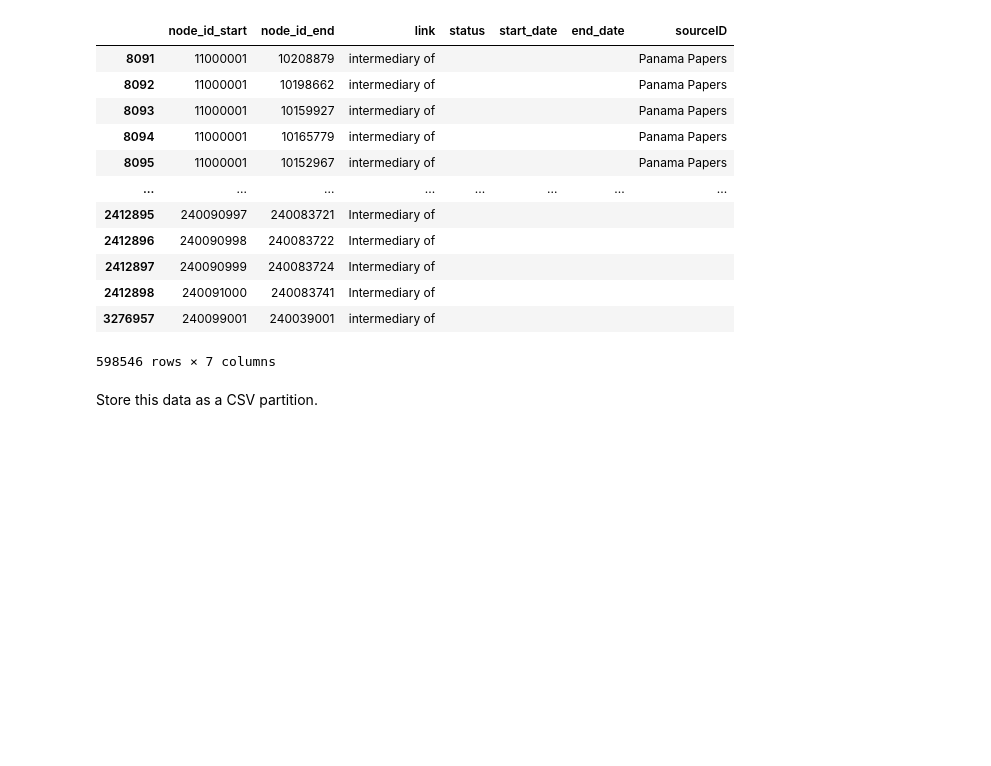
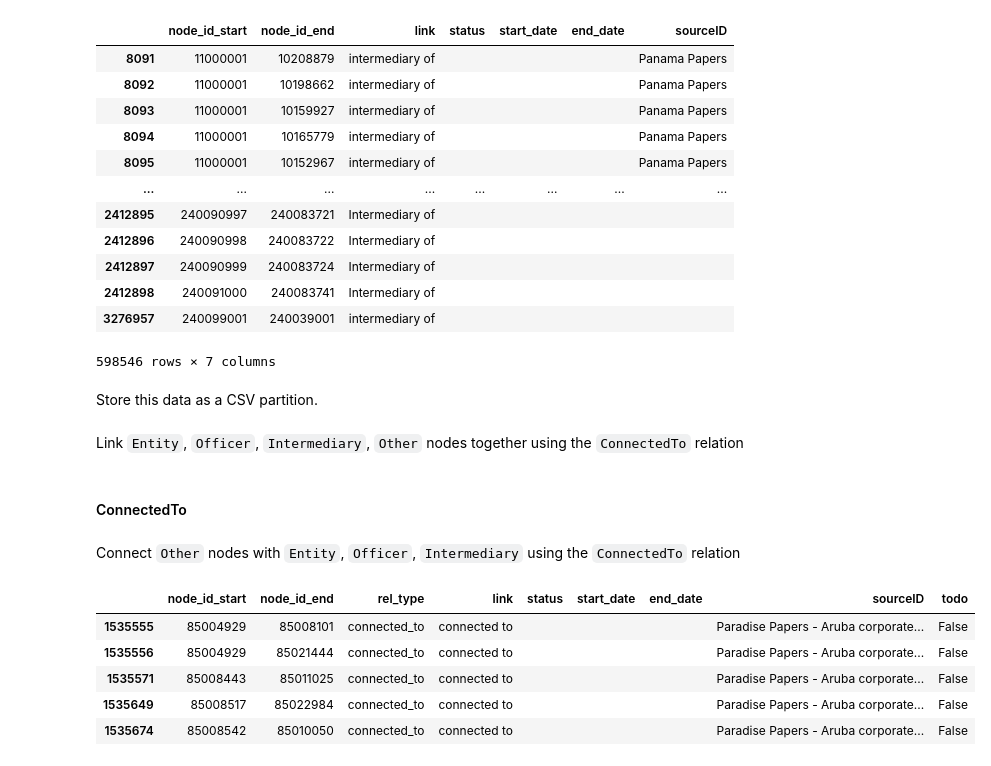
Before and after one commit to louisguitton/ERKG, a Jupyter notebook: icij/prep_data.ipynb, the cells around one changed output. Drawn from its saved outputs; the diff is of its cells as text; code cells hidden in the pictures; blank space fills up the shorter version.

```diff
--- a/icij/prep_data.ipynb
+++ b/icij/prep_data.ipynb
@@ -1020,3 +1031,18 @@ df_todo.to_csv(
     quoting = csv.QUOTE_ALL,
     encoding = "utf-8",
 )
+# %% [markdown]
+Link `Entity`, `Officer`, `Intermediary`, `Other` nodes together using the `ConnectedTo` relation
+# %% [markdown]
+#### ConnectedTo
+# %% [markdown]
+Connect `Other` nodes with `Entity`, `Officer`, `Intermediary` using the `ConnectedTo` relation
+# %%
+df[df.rel_type == "connected_to"].head()
+# %% [output]
+|  | node_id_start | node_id_end | rel_type | link | status | start_date | end_date | sourceID | todo |
+| 1535555 | 85004929 | 85008101 | connected_to | connected to |  |  |  | Paradise Papers - Aruba corporate... | False |
+| 1535556 | 85004929 | 85021444 | connected_to | connected to |  |  |  | Paradise Papers - Aruba corporate... | False |
+| 1535571 | 85008443 | 85011025 | connected_to | connected to |  |  |  | Paradise Papers - Aruba corporate... | False |
+| 1535649 | 85008517 | 85022984 | connected_to | connected to |  |  |  | Paradise Papers - Aruba corporate... | False |
+| 1535674 | 85008542 | 85010050 | connected_to | connected to |  |  |  | Paradise Papers - Aruba corporate... | False |
```
Also changed, not shown: parts of 22 cells of this notebook, 1 other file.
